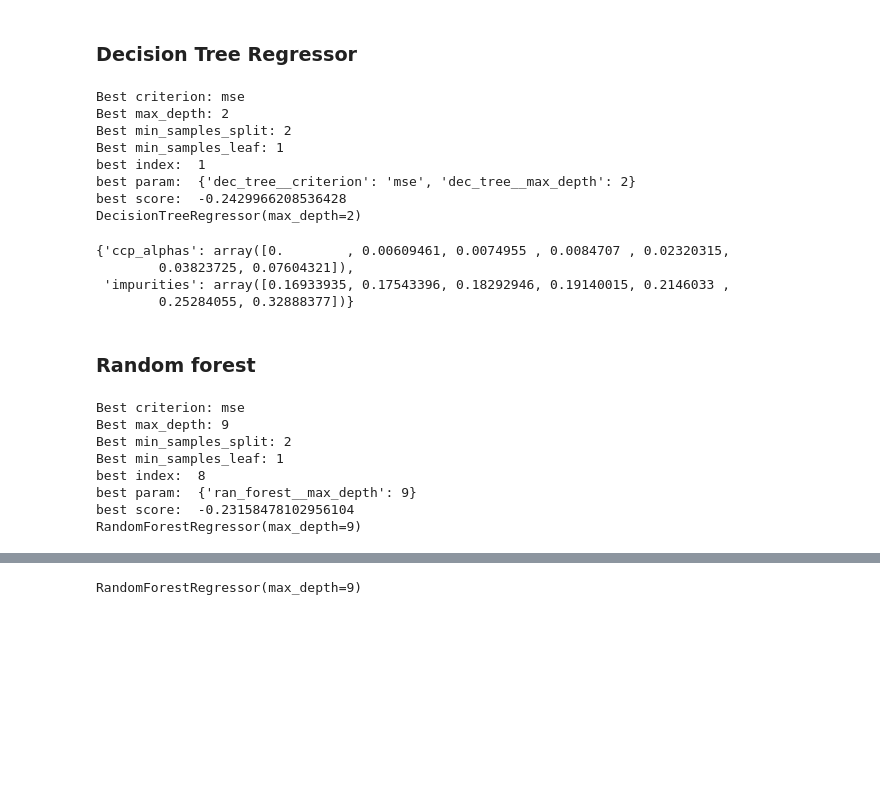
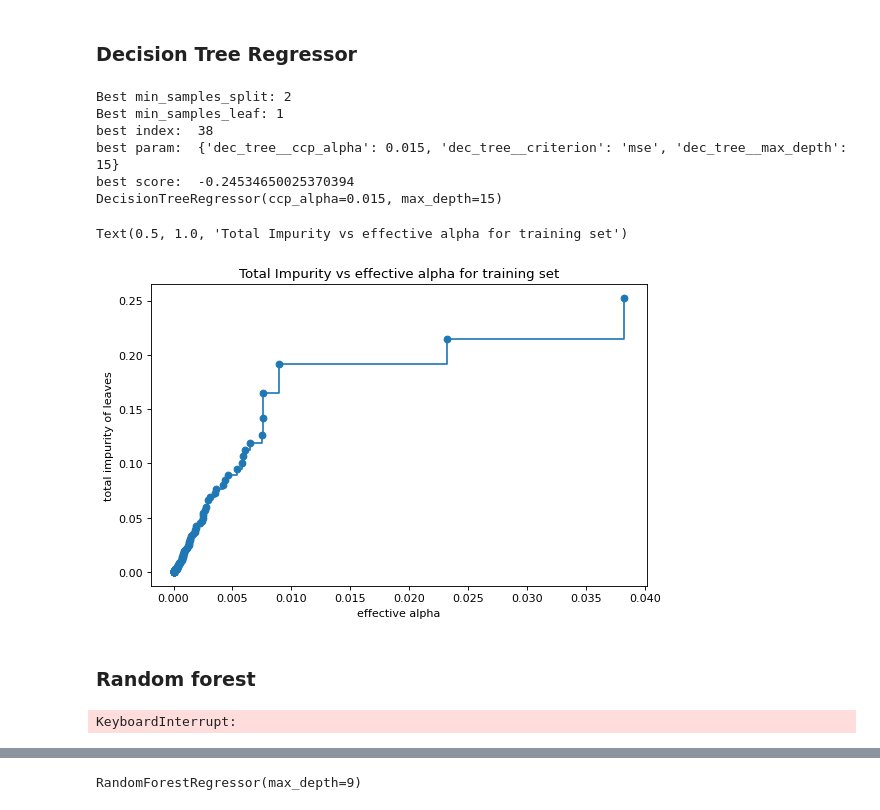
Before and after one commit to abumaz99/MLP-A1, a Jupyter notebook: project1 Adrian.ipynb, the cells around one changed output, grey strips where cells are left out. Saved outputs shown, nothing was run; the diff lists cells and outputs as text; code cells hidden in the pictures; blank space fills up the shorter version.

```diff
--- a/project1 Adrian.ipynb
+++ b/project1 Adrian.ipynb
@@ -1005,14 +1005,16 @@ n_components = list(range(1,X.shape[1]+1,1))
 
 # Creating lists of parameter for Decision Tree Classifier
 criterion = ['mse'] # , 'mae', 'friedman_mse', 'poisson'
-max_depth = list(range(1,21,1))
+max_depth = list(range(10,21,1))
 min_samples_split = list(range(2,21,1))
-min_samples_leaf = list(range(1,11,1))
+min_samples_leaf = list(range(10,11,1))
+ccp_alpha = list(np.arange(0,0.05,0.005))
 
 # Creating a dictionary of all the parameter options
 # Note that we can access the parameters of steps of a pipeline by using '__’
 parameters = dict(dec_tree__criterion=criterion,
-                  dec_tree__max_depth=max_depth)#,
+                  dec_tree__max_depth=max_depth,
+                  dec_tree__ccp_alpha=ccp_alpha)#,
                   #dec_tree__min_samples_split=min_samples_split)#,
                   #dec_tree__min_samples_leaf=min_samples_leaf)
 
@@ -1026,8 +1028,6 @@ grid_search = GridSearchCV(pipe, parameters, scoring='neg_mean_squared_error', c
 grid_search.fit(X_train, y_train)
 
 # Viewing The Best Parameters
-print('Best criterion:', grid_search.best_estimator_.get_params()['dec_tree__criterion'])
-print('Best max_depth:', grid_search.best_estimator_.get_params()['dec_tree__max_depth'])
 print('Best min_samples_split:', grid_search.best_estimator_.get_params()['dec_tree__min_samples_split'])
 print('Best min_samples_leaf:', grid_search.best_estimator_.get_params()['dec_tree__min_samples_leaf'])
 print("best index: ", grid_search.best_index_)
@@ -1035,21 +1035,25 @@ print("best param: ", grid_search.best_params_)
 print("best score: ", grid_search.best_score_)
 print(grid_search.best_estimator_.get_params()['dec_tree'])
 # %% [output]
-Best criterion: mse
-Best max_depth: 2
 Best min_samples_split: 2
 Best min_samples_leaf: 1
-best index:  1
-best param:  {'dec_tree__criterion': 'mse', 'dec_tree__max_depth': 2}
-best score:  -0.2429966208536428
-DecisionTreeRegressor(max_depth=2)
+best index:  38
+best param:  {'dec_tree__ccp_alpha': 0.015, 'dec_tree__criterion': 'mse', 'dec_tree__max_depth': 15}
+best score:  -0.24534650025370394
+DecisionTreeRegressor(ccp_alpha=0.015, max_depth=15)
-# %%
-grid_search.best_estimator_.named_steps['dec_tree'].cost_complexity_pruning_path(X_train, y_train)
-# %% [output]
-{'ccp_alphas': array([0.        , 0.00609461, 0.0074955 , 0.0084707 , 0.02320315,
-        0.03823725, 0.07604321]),
- 'impurities': array([0.16933935, 0.17543396, 0.18292946, 0.19140015, 0.2146033 ,
-        0.25284055, 0.32888377])}
+# %%
+path = grid_search.best_estimator_.named_steps['dec_tree'].cost_complexity_pruning_path(X_train, y_train)
+
+ccp_alphas, impurities = path.ccp_alphas, path.impurities
+
+fig, ax = plt.subplots()
+ax.plot(ccp_alphas[:-1], impurities[:-1], marker='o', drawstyle="steps-post")
+ax.set_xlabel("effective alpha")
+ax.set_ylabel("total impurity of leaves")
+ax.set_title("Total Impurity vs effective alpha for training set")
+# %% [output]
+Text(0.5, 1.0, 'Total Impurity vs effective alpha for training set')
+[figure, added]
 # %%
 dec_trees = []
 for ccp_alpha in ccp_alphas:
@@ -1081,7 +1085,7 @@ n_components = list(range(1,X.shape[1]+1,1))
 #n_estimators = [100,200,300,400,500]
 
 # Creating lists of parameter for Decision Tree Classifier
-max_depth = list(range(1,21,1))
+max_depth = list(range(10,21,1))
 
 # Creating a dictionary of all the parameter options
 # Note that we can access the parameters of steps of a pipeline by using '__’
@@ -1109,14 +1113,7 @@ print("best param: ", grid_search.best_params_)
 print("best score: ", grid_search.best_score_)
 print(grid_search.best_estimator_.get_params()['ran_forest'])
 # %% [output]
-Best criterion: mse
-Best max_depth: 9
-Best min_samples_split: 2
-Best min_samples_leaf: 1
-best index:  8
-best param:  {'ran_forest__max_depth': 9}
-best score:  -0.23158478102956104
-RandomForestRegressor(max_depth=9)
+KeyboardInterrupt:
 # %%
 grid_search.best_estimator_.get_params()
 # %% [output]
```
Also changed, not shown: parts of 6 cells of this notebook, 1 other file.
